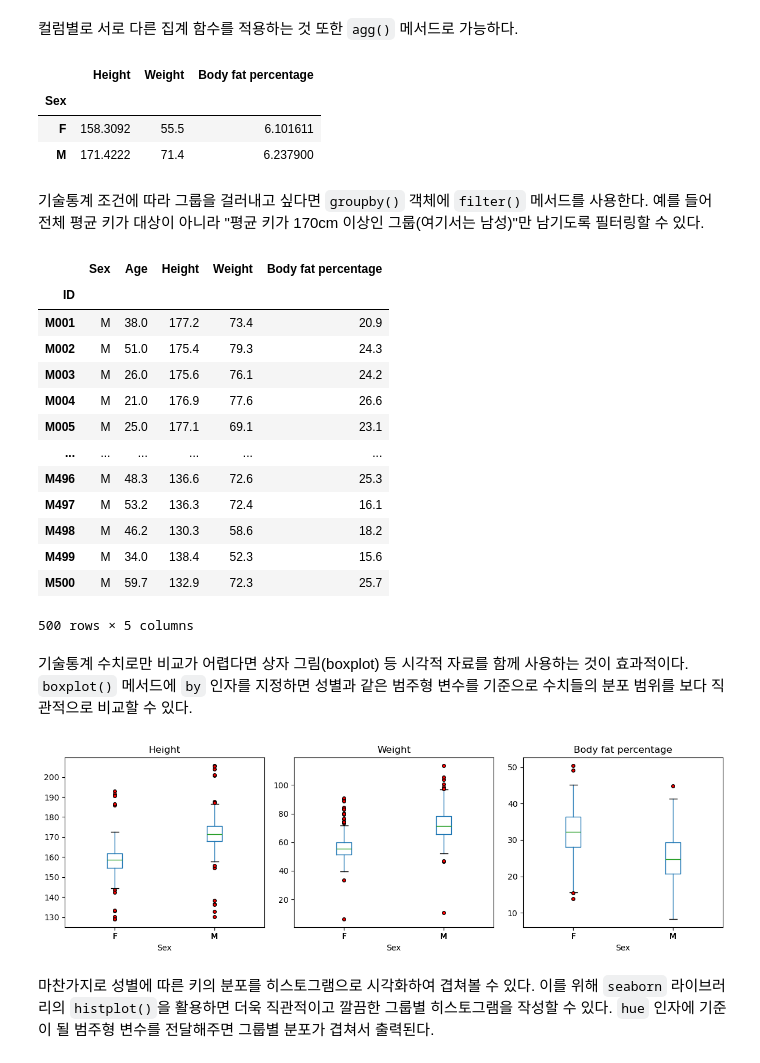
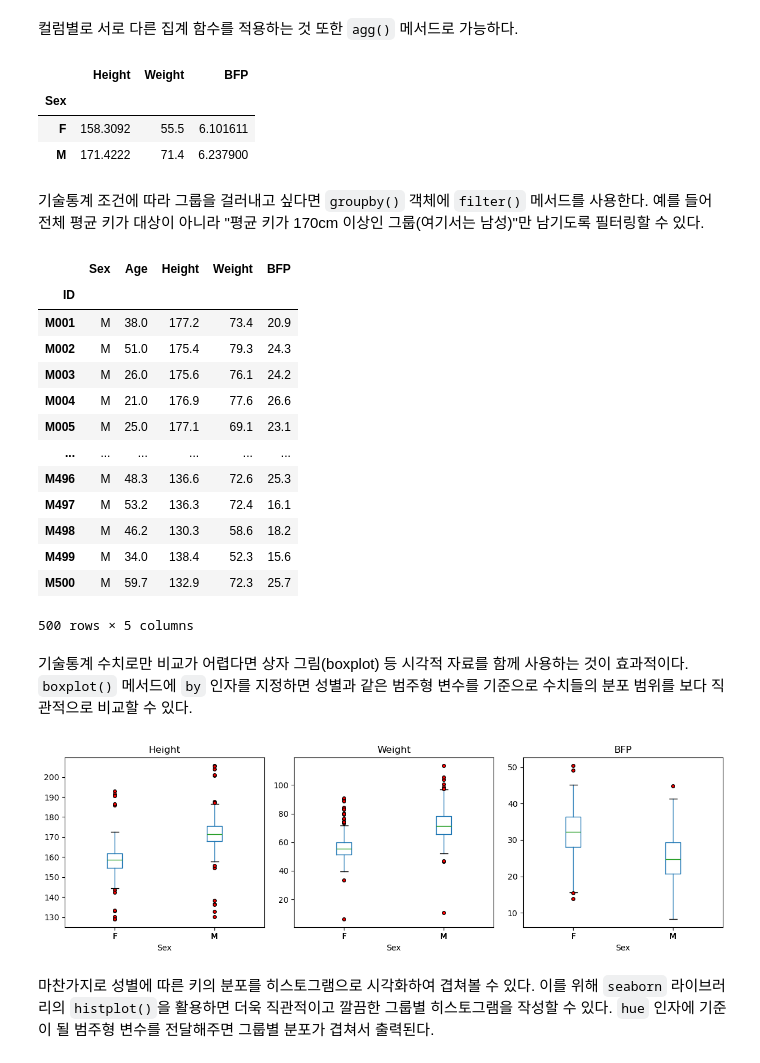
Before and after one commit to codingalzi/code-workout-datasci, a Jupyter notebook: descriptive_stats.ipynb, the cells around one changed output. Cells and saved outputs as stored; diff of their text form; code cells hidden in the pictures.

```diff
--- a/descriptive_stats.ipynb
+++ b/descriptive_stats.ipynb
@@ -59,7 +59,7 @@ data_url = 'https://raw.githubusercontent.com/codingalzi/code-workout-datasci/re
 # %% [markdown]
 `ID` 특성을 행 인덱스로 지정하면서 데이터셋을 데이터프레임으로 불러온다.
 # %%
-body_info = pd.read_csv("./data/body_fat_with_outliers.csv", index_col='ID')
+body_fat = pd.read_csv("./data/body_fat_with_outliers.csv", index_col='ID')
 # %% [markdown]
 불러온 데이터프레임의 처음과 끝을 확인한다.
 여성 데이터 500개가 앞쪽에 위치한다.
@@ -107,8 +107,8 @@ memory usage: 51.8 KB
 # %% [markdown]
 `Body fat percentage`와 같이 띄어쓰기가 포함된 긴 열의 이름을 간결한 이름인 `BFP`로 변경한다. 열의 이름이 수정된 새로운 데이터프레임을 기존 변수에 재할당하는 방식으로 사용한다.
 # %%
-body_info = body_info.rename(columns={'Body fat percentage': 'BFP'})
-body_info.info()
+body_fat = body_fat.rename(columns={'Body fat percentage': 'BFP'})
+body_fat.info()
 # %% [output]
 <class 'pandas.DataFrame'>
 Index: 1000 entries, F001 to M500
@@ -475,9 +475,9 @@ body_info.groupby('Sex').agg(['mean', 'std', 'min', 'max'])
 # %% [markdown]
 컬럼별로 서로 다른 집계 함수를 적용하는 것 또한 `agg()` 메서드로 가능하다.
 # %%
-body_info.groupby('Sex').agg({'Height': 'mean', 'Weight': 'median', 'Body fat percentage': 'std'})
+body_fat.groupby('Sex').agg({'Height': 'mean', 'Weight': 'median', 'BFP': 'std'})
 # %% [output]
-|  | Height | Weight | Body fat percentage |
+|  | Height | Weight | BFP |
 | Sex |  |  |  |
 | F | 158.3092 | 55.5 | 6.101611 |
 | M | 171.4222 | 71.4 | 6.237900 |
@@ -485,9 +485,9 @@ body_info.groupby('Sex').agg({'Height': 'mean', 'Weight': 'median', 'Body fat pe
 기술통계 조건에 따라 그룹을 걸러내고 싶다면 `groupby()` 객체에 `filter()` 메서드를 사용한다. 예를 들어 전체 평균 키가 대상이 아니라 "평균 키가 170cm 이상인 그룹(여기서는 남성)"만 남기도록 필터링할 수 있다.
 # %%
 # 평균 키가 170 이상인 그룹만 유지
-body_info.groupby('Sex').filter(lambda g: g['Height'].mean() >= 170)
+body_fat.groupby('Sex').filter(lambda g: g['Height'].mean() >= 170)
 # %% [output]
-|  | Sex | Age | Height | Weight | Body fat percentage |
+|  | Sex | Age | Height | Weight | BFP |
 | ID |  |  |  |  |  |
 | M001 | M | 38.0 | 177.2 | 73.4 | 20.9 |
 | M002 | M | 51.0 | 175.4 | 79.3 | 24.3 |
@@ -505,20 +505,20 @@ body_info.groupby('Sex').filter(lambda g: g['Height'].mean() >= 170)
 기술통계 수치로만 비교가 어렵다면 상자 그림(boxplot) 등 시각적 자료를 함께 사용하는 것이 효과적이다.
 `boxplot()` 메서드에 `by` 인자를 지정하면 성별과 같은 범주형 변수를 기준으로 수치들의 분포 범위를 보다 직관적으로 비교할 수 있다.
 # %%
-body_info.boxplot(
-    column=['Height', 'Weight', 'Body fat percentage'],
+body_fat.boxplot(
+    column=['Height', 'Weight', 'BFP'],
     by='Sex',
     layout=(1, 3),
     figsize=(12, 4),
     grid=False,
     sharey=False,
     flierprops=dict(marker='o', markerfacecolor='red', markersize=4)
 )
 plt.suptitle('')
 plt.tight_layout()
 plt.show()
 # %% [output]
-[figure, old version]
+[figure, new version]
 # %% [markdown]
 마찬가지로 성별에 따른 키의 분포를 히스토그램으로 시각화하여 겹쳐볼 수 있다.
 이를 위해 `seaborn` 라이브러리의 `histplot()`을 활용하면 더욱 직관적이고 깔끔한 그룹별 히스토그램을 작성할 수 있다. `hue` 인자에 기준이 될 범주형 변수를 전달해주면 그룹별 분포가 겹쳐서 출력된다.
```
Also changed, not shown: parts of 124 cells of this notebook, 1 other file.
